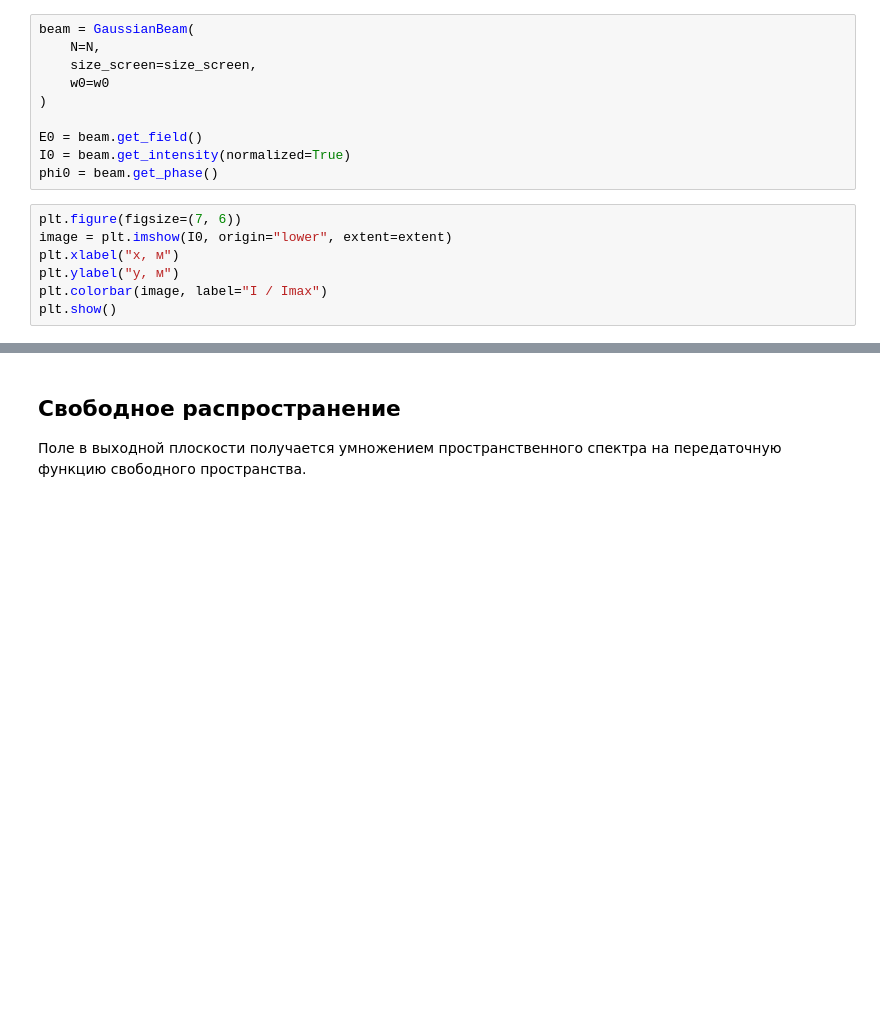
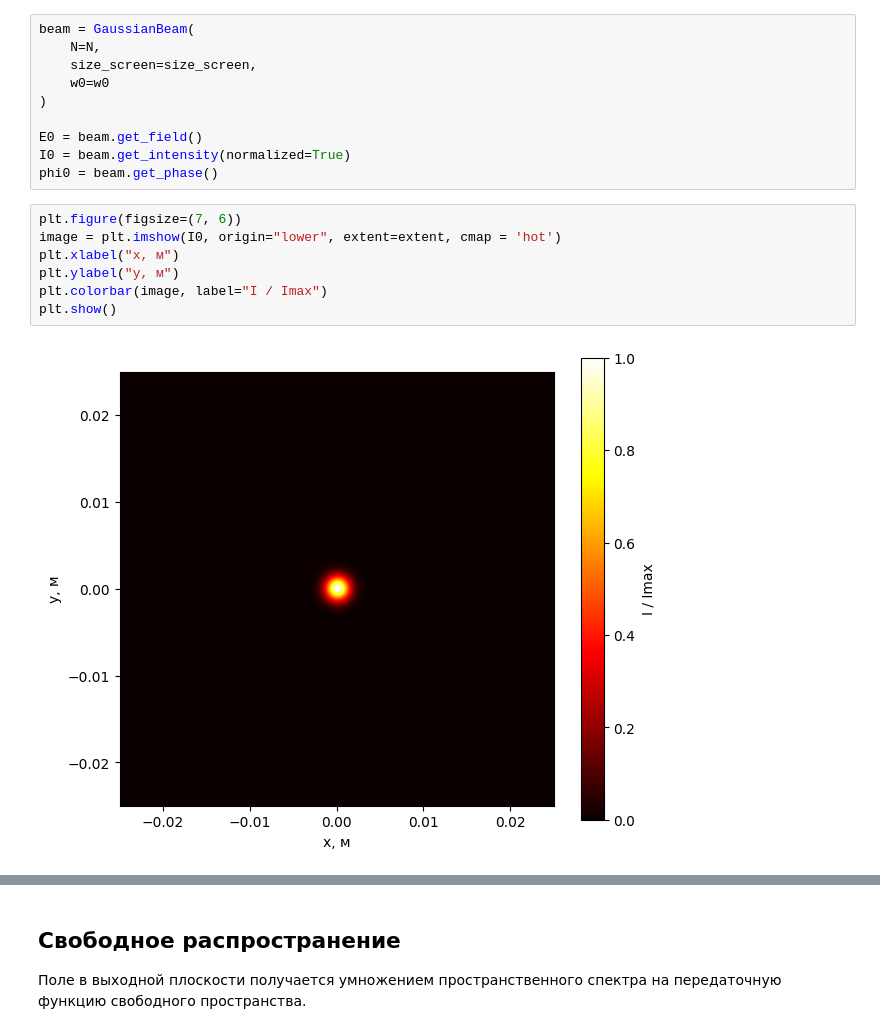
Before and after one commit to Stosh-code/AdOpt, a Jupyter notebook: example_model/example_single_gaussian_beam.ipynb, the cells around one changed output, grey strips where cells are left out. Drawn from its saved outputs; the diff is of its cells as text; blank space fills up the shorter version.

```diff
--- a/example_model/example_single_gaussian_beam.ipynb
+++ b/example_model/example_single_gaussian_beam.ipynb
@@ -36,11 +36,13 @@ I0 = beam.get_intensity(normalized=True)
 phi0 = beam.get_phase()
 # %%
 plt.figure(figsize=(7, 6))
-image = plt.imshow(I0, origin="lower", extent=extent)
+image = plt.imshow(I0, origin="lower", extent=extent, cmap = 'hot')
 plt.xlabel("x, м")
 plt.ylabel("y, м")
 plt.colorbar(image, label="I / Imax")
 plt.show()
+# %% [output]
+[figure, added]
 # %%
 plt.figure(figsize=(7, 6))
 image = plt.imshow(phi0, origin="lower", extent=extent)
```
Also changed, not shown: parts of 4 cells of this notebook, 3 other files.
